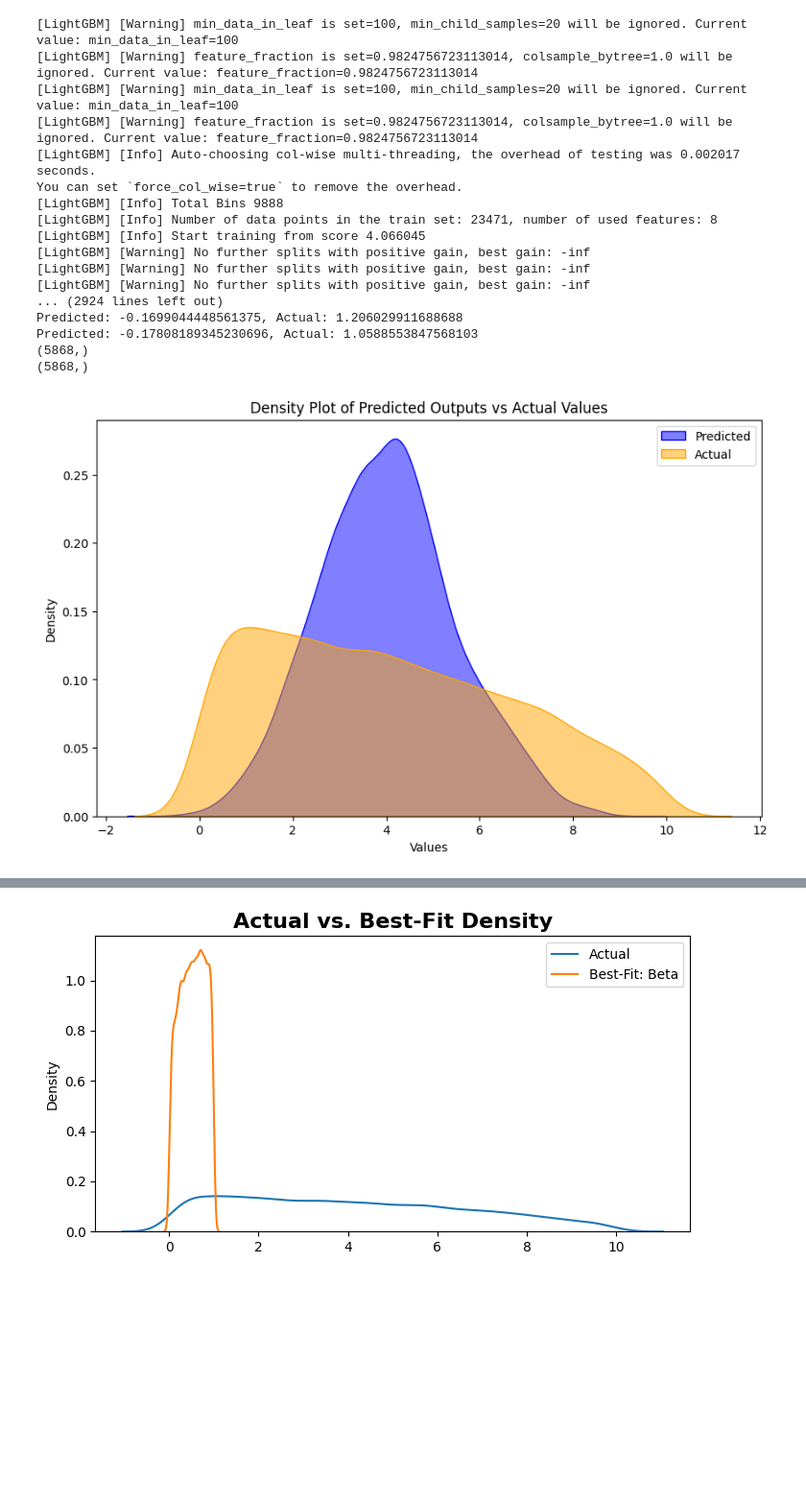
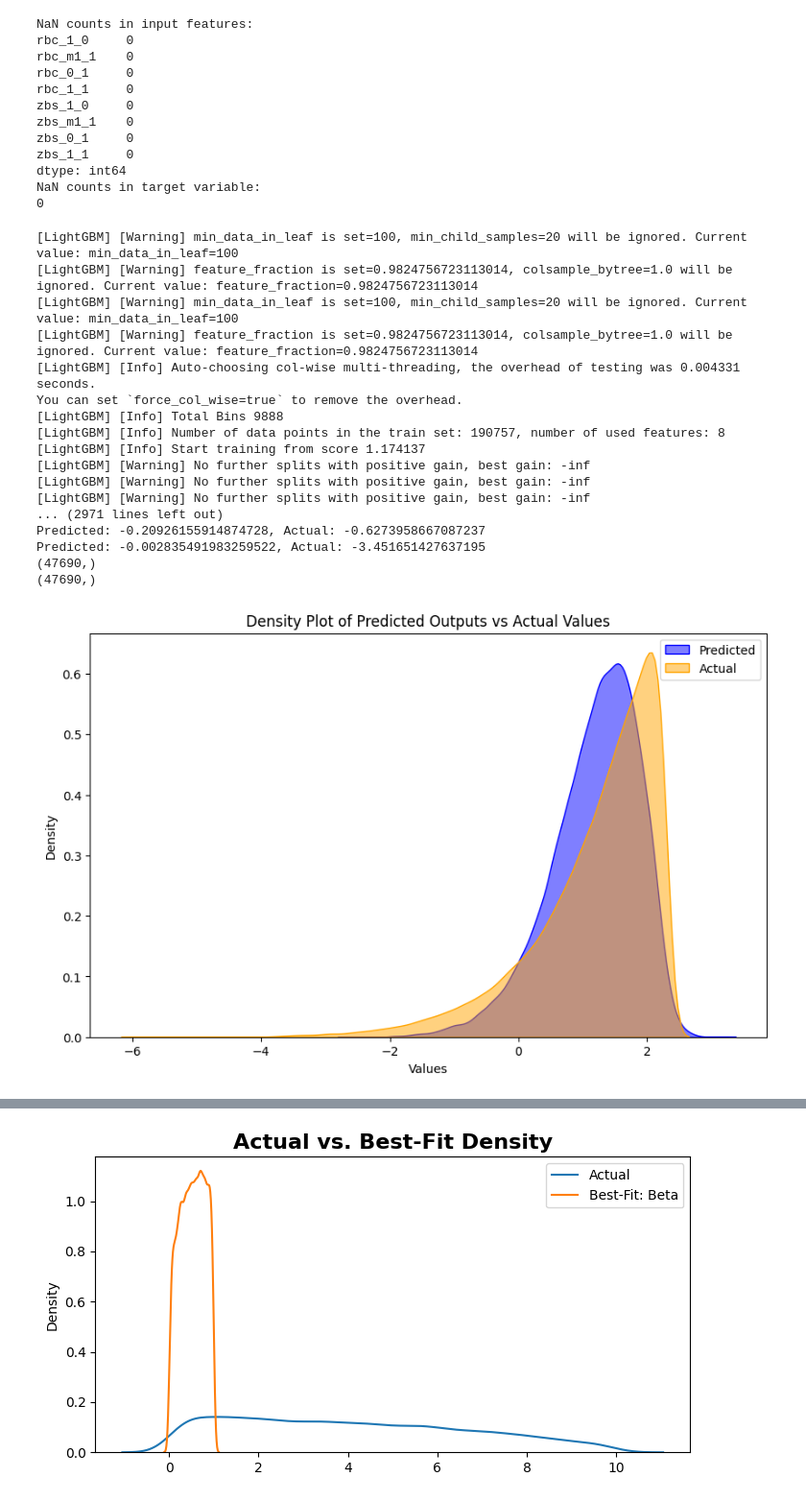
Before and after one commit to laiarodrigo/PIC-STELLARATOR, a Jupyter notebook: data_analysis/non_probabilistic_model/plot.ipynb, the cells around one changed output, grey strips where cells are left out. Shown: that part at 96% size. Drawn from its saved outputs; the diff is of its cells as text; code cells hidden in the pictures; blank space fills up the shorter version.

```diff
--- a/data_analysis/non_probabilistic_model/plot.ipynb
+++ b/data_analysis/non_probabilistic_model/plot.ipynb
@@ -2,15 +2,32 @@
 import numpy as np
 import pandas as pd
 from sklearn.model_selection import train_test_split, GridSearchCV
+import sqlite3
 
 # Load the true positive predictions from the CSV file
-true_positive_predictions_file = 'true_positive_predictions_with_quasi.csv'
-true_positive_data = pd.read_csv(true_positive_predictions_file)
+conn = sqlite3.connect('../../data/nfp2/nfp2.db')  # Adjust the path to your database file
 
-# Separate features and target variable
-X = true_positive_data[['rbc_1_0', 'rbc_m1_1', 'rbc_0_1', 'rbc_1_1','zbs_1_0', 'zbs_m1_1', 'zbs_0_1', 'zbs_1_1']]
-Y = true_positive_data['quasisymmetry']
+# Step 2 & 3: Query the database and load the data into a pandas DataFrame
+query = "SELECT * FROM stellarators"  # Adjust your query as needed
+data_df = pd.read_sql_query(query, conn)
 
+data_df_clean = data_df[data_df['convergence'] == 1]
+data_df_clean = data_df_clean.dropna(subset=['quasisymmetry'])
+
+
+X = data_df_clean[['rbc_1_0', 'rbc_m1_1', 'rbc_0_1', 'rbc_1_1','zbs_1_0', 'zbs_m1_1', 'zbs_0_1', 'zbs_1_1']]
+Y = np.log(data_df_clean['quasisymmetry'])
+
+
+# Print NaN counts in the input features
+print("NaN counts in input features:")
+print(X.isna().sum())
+
+# Print NaN counts in the target variable
+print("NaN counts in target variable:")
+print(Y.isna().sum())
+
+# Split the data into training and testing sets
 features_no_outliers, test_features_no_outliers, target_no_outliers, test_target_no_outliers = train_test_split(X, Y, test_size=0.2, random_state=42)
 
 #print('Best trial:', study.best_trial)
@@ -61,48 +78,60 @@ df_predictions = pd.DataFrame({
 df_actual = pd.DataFrame({
     "Predicted": np.tile(test_target_no_outliers, (len(predictions) // len(test_target_no_outliers))),
     "Type": "Actual"
 })
 
 import matplotlib.pyplot as plt
 import seaborn as sns
 
 for i in range(len(predictions)):
     if predictions[i] < 0:
         print(f"Predicted: {predictions[i]}, Actual: {test_target_no_outliers.iloc[i]}")
 
 # Combine and plot
 #df_combined = pd.concat([df_predictions, df_actual])
 print(predictions.shape)
 print(test_target_no_outliers.shape)
 
 plt.figure(figsize=(10, 6))
 sns.kdeplot(predictions, fill=True, color="blue", alpha=0.5, label="Predicted")
 sns.kdeplot(test_target_no_outliers, fill=True, color="orange", alpha=0.5, label="Actual")
 plt.title('Density Plot of Predicted Outputs vs Actual Values')
 plt.xlabel('Values')
 plt.ylabel('Density')
 plt.legend()
 plt.show()
 
 lgb.plot_importance(model, max_num_features=10)
 plt.title('Feature Importance')
 plt.show()
 # %% [output]
-[LightGBM] [Warning] min_data_in_leaf is set=100, min_child_samples=20 will be ignored. Current value: min_data_in_leaf=100
-[LightGBM] [Warning] feature_fraction is set=0.9824756723113014, colsample_bytree=1.0 will be ignored. Current value: feature_fraction=0.9824756723113014
-[LightGBM] [Warning] min_data_in_leaf is set=100, min_child_samples=20 will be ignored. Current value: min_data_in_leaf=100
-[LightGBM] [Warning] feature_fraction is set=0.9824756723113014, colsample_bytree=1.0 will be ignored. Current value: feature_fraction=0.9824756723113014
-[LightGBM] [Info] Auto-choosing col-wise multi-threading, the overhead of testing was 0.002017 seconds.
-You can set `force_col_wise=true` to remove the overhead.
-[LightGBM] [Info] Total Bins 9888
-[LightGBM] [Info] Number of data points in the train set: 23471, number of used features: 8
-[LightGBM] [Info] Start training from score 4.066045
-[LightGBM] [Warning] No further splits with positive gain, best gain: -inf
-[LightGBM] [Warning] No further splits with positive gain, best gain: -inf
-[LightGBM] [Warning] No further splits with positive gain, best gain: -inf
-... (2924 lines left out)
-Predicted: -0.1699044448561375, Actual: 1.206029911688688
-Predicted: -0.17808189345230696, Actual: 1.0588553847568103
-(5868,)
-(5868,)
+NaN counts in input features:
+rbc_1_0     0
+rbc_m1_1    0
+rbc_0_1     0
+rbc_1_1     0
+zbs_1_0     0
+zbs_m1_1    0
+zbs_0_1     0
+zbs_1_1     0
+dtype: int64
+NaN counts in target variable:
+0
+[LightGBM] [Warning] min_data_in_leaf is set=100, min_child_samples=20 will be ignored. Current value: min_data_in_leaf=100
+[LightGBM] [Warning] feature_fraction is set=0.9824756723113014, colsample_bytree=1.0 will be ignored. Current value: feature_fraction=0.9824756723113014
+[LightGBM] [Warning] min_data_in_leaf is set=100, min_child_samples=20 will be ignored. Current value: min_data_in_leaf=100
+[LightGBM] [Warning] feature_fraction is set=0.9824756723113014, colsample_bytree=1.0 will be ignored. Current value: feature_fraction=0.9824756723113014
+[LightGBM] [Info] Auto-choosing col-wise multi-threading, the overhead of testing was 0.004331 seconds.
+You can set `force_col_wise=true` to remove the overhead.
+[LightGBM] [Info] Total Bins 9888
+[LightGBM] [Info] Number of data points in the train set: 190757, number of used features: 8
+[LightGBM] [Info] Start training from score 1.174137
+[LightGBM] [Warning] No further splits with positive gain, best gain: -inf
+[LightGBM] [Warning] No further splits with positive gain, best gain: -inf
+[LightGBM] [Warning] No further splits with positive gain, best gain: -inf
+... (2971 lines left out)
+Predicted: -0.20926155914874728, Actual: -0.6273958667087237
+Predicted: -0.002835491983259522, Actual: -3.451651427637195
+(47690,)
+(47690,)
-[figure, old version]
+[figure, new version]
```
Also changed, not shown: parts of 6 cells of this notebook, 7 other files.
